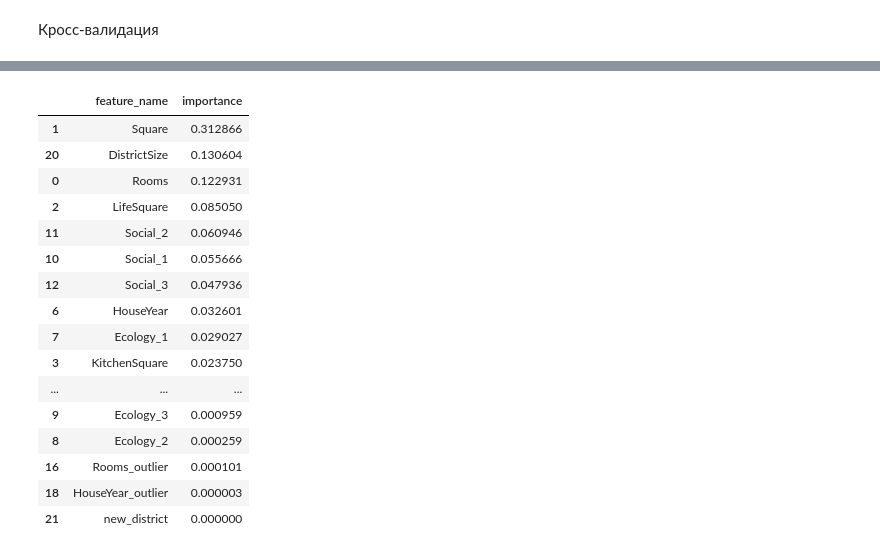
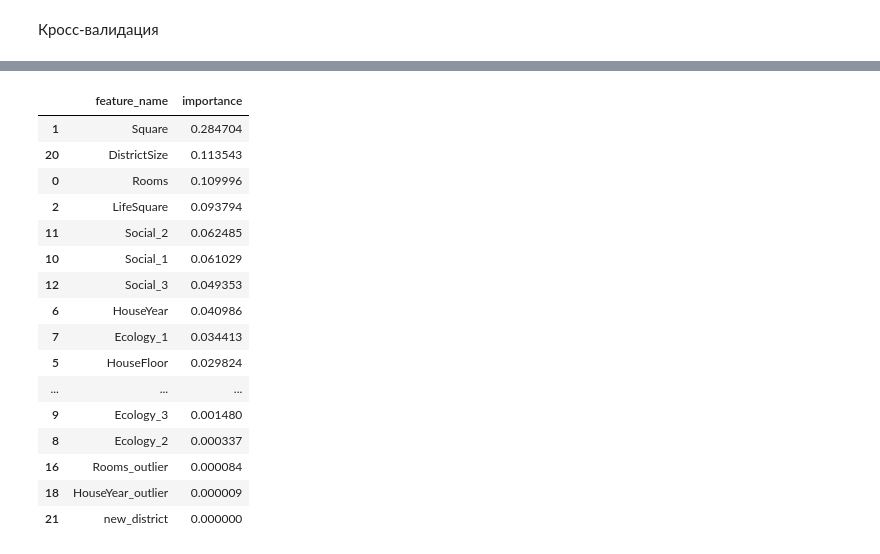
Before and after one commit to zuddo/ML_1, a Jupyter notebook: ML_lesson_9_course_project.ipynb, the cells around one changed output, grey strips where cells are left out. Saved outputs shown, nothing was run; the diff lists cells and outputs as text; code cells hidden in the pictures.

```diff
--- a/ML_lesson_9_course_project.ipynb
+++ b/ML_lesson_9_course_project.ipynb
@@ -93,0 +90,8 @@ train_df['DistrictId'] = train_df['DistrictId'].astype(str)
+# %%
+tmp_df = train_df.copy()
+
+tmp_df['ind'] = [x for x in range(len(tmp_df))]
+tmp_target_name = 'Healthcare_1'
+tmp_df_test = tmp_df[tmp_df[tmp_target_name].isna() ]
+tmp_df_train = tmp_df[tmp_df[tmp_target_name].isna() == False]
+tmp_df_train[tmp_target_name] = tmp_df_train[tmp_target_name].apply(int)
@@ -93,0 +127,14 @@ train_df['DistrictId'] = train_df['DistrictId'].astype(str)
+# %%
+X = tmp_df_train[tmp_feature_name]
+X_tmp_test = tmp_df_test[tmp_feature_name]
+y = tmp_df_train[tmp_target_name]
+# Предскажем значения Healthcare_1. Разделим выборку на train и valid чтобы проверить работу модели
+X_train, X_valid, y_train, y_valid = train_test_split(X, y, test_size=0.25, shuffle=True, random_state=21)
+
+rf_model = RandomForestRegressor(random_state=8, criterion='mse')
+rf_model.fit(X_train, y_train)
+
+y_train_preds = rf_model.predict(X_train)
+y_test_preds = rf_model.predict(X_valid)
+
+evaluate_preds(y_train, y_train_preds, y_valid, y_test_preds)
@@ -93,0 +145,7 @@ train_df['DistrictId'] = train_df['DistrictId'].astype(str)
+# %%
+# Ошибки нет. Обучимся на всей train выборке
+
+rf_model = RandomForestRegressor(random_state=21, criterion='mse')
+rf_model.fit(X, y)
+tmp_df_test[tmp_target_name] = rf_model.predict(X_tmp_test)
+tmp_df_test[tmp_target_name] = tmp_df_test[tmp_target_name].apply(int)
@@ -589,6 +666,6 @@ test_df = test_df[feature_names + new_feature_names]
 # %%
 X_train, X_test, y_train, y_test = train_test_split(X, y, test_size=0.33, shuffle=True, random_state=21)
 # %%
-rf_model = RandomForestRegressor(max_depth = 12, n_estimators = 100, max_features = 9,random_state=21, criterion='mse')
+rf_model = RandomForestRegressor(max_depth = 26, n_estimators = 150, max_features = 7,random_state=21, criterion='mse')
 rf_model.fit(X_train, y_train)
 # %% [output]
@@ -613,24 +691,24 @@ array([0.74755528, 0.72488235, 0.7436192 ])
 # %%
-feature_importances = pd.DataFrame(zip(X_train.columns, rfr.feature_importances_),
+feature_importances = pd.DataFrame(zip(X_train.columns, rf_model.feature_importances_),
                                    columns=['feature_name', 'importance'])
 
 feature_importances.sort_values(by='importance', ascending=False)
 # %% [output]
 |  | feature_name | importance |
-| 1 | Square | 0.312866 |
-| 20 | DistrictSize | 0.130604 |
-| 0 | Rooms | 0.122931 |
-| 2 | LifeSquare | 0.085050 |
-| 11 | Social_2 | 0.060946 |
-| 10 | Social_1 | 0.055666 |
-| 12 | Social_3 | 0.047936 |
-| 6 | HouseYear | 0.032601 |
-| 7 | Ecology_1 | 0.029027 |
-| 3 | KitchenSquare | 0.023750 |
+| 1 | Square | 0.284704 |
+| 20 | DistrictSize | 0.113543 |
+| 0 | Rooms | 0.109996 |
+| 2 | LifeSquare | 0.093794 |
+| 11 | Social_2 | 0.062485 |
+| 10 | Social_1 | 0.061029 |
+| 12 | Social_3 | 0.049353 |
+| 6 | HouseYear | 0.040986 |
+| 7 | Ecology_1 | 0.034413 |
+| 5 | HouseFloor | 0.029824 |
 | ... | ... | ... |
-| 9 | Ecology_3 | 0.000959 |
-| 8 | Ecology_2 | 0.000259 |
-| 16 | Rooms_outlier | 0.000101 |
-| 18 | HouseYear_outlier | 0.000003 |
+| 9 | Ecology_3 | 0.001480 |
+| 8 | Ecology_2 | 0.000337 |
+| 16 | Rooms_outlier | 0.000084 |
+| 18 | HouseYear_outlier | 0.000009 |
 | 21 | new_district | 0.000000 |
 # %%
```
Also changed, not shown: parts of 22 cells of this notebook.
